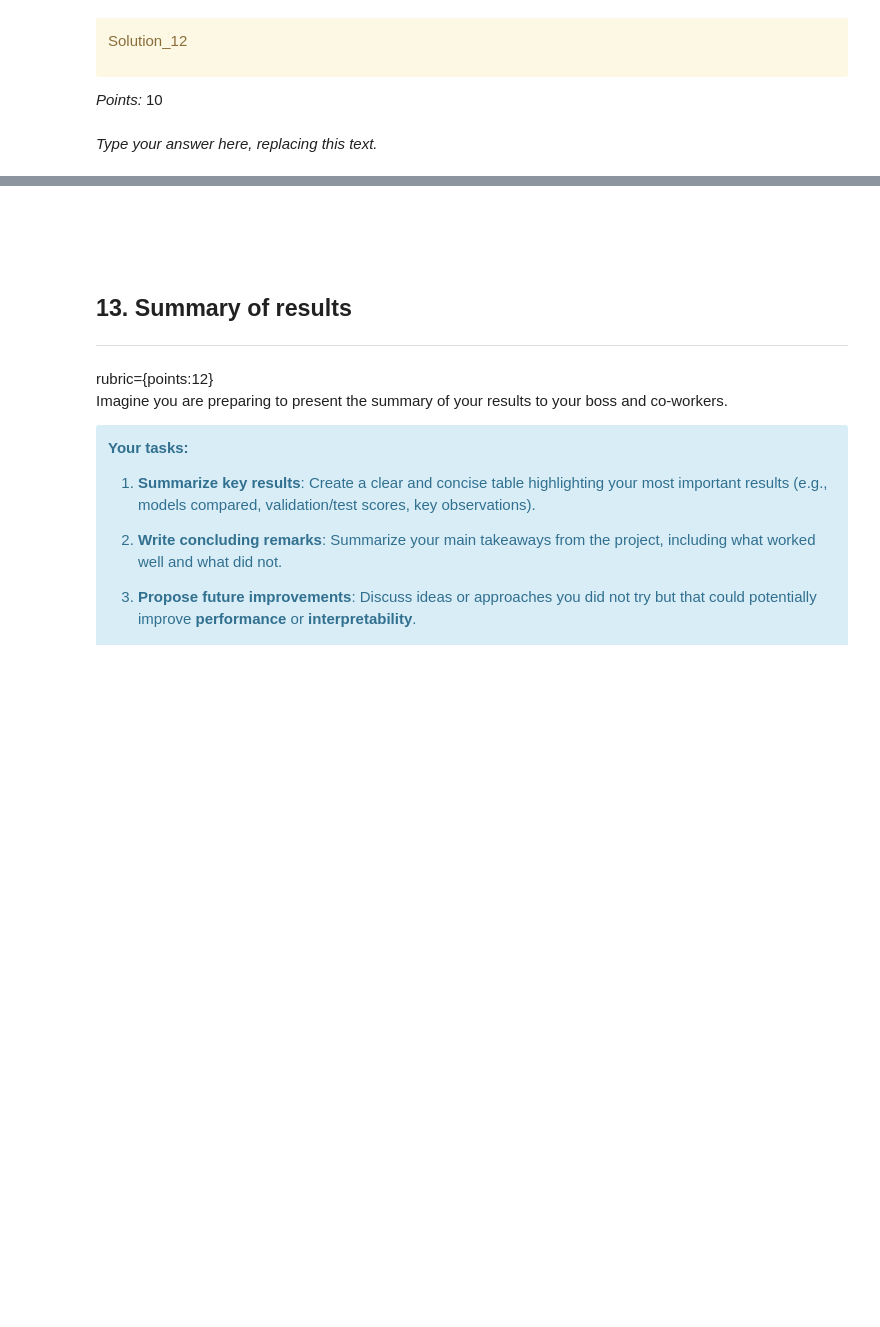
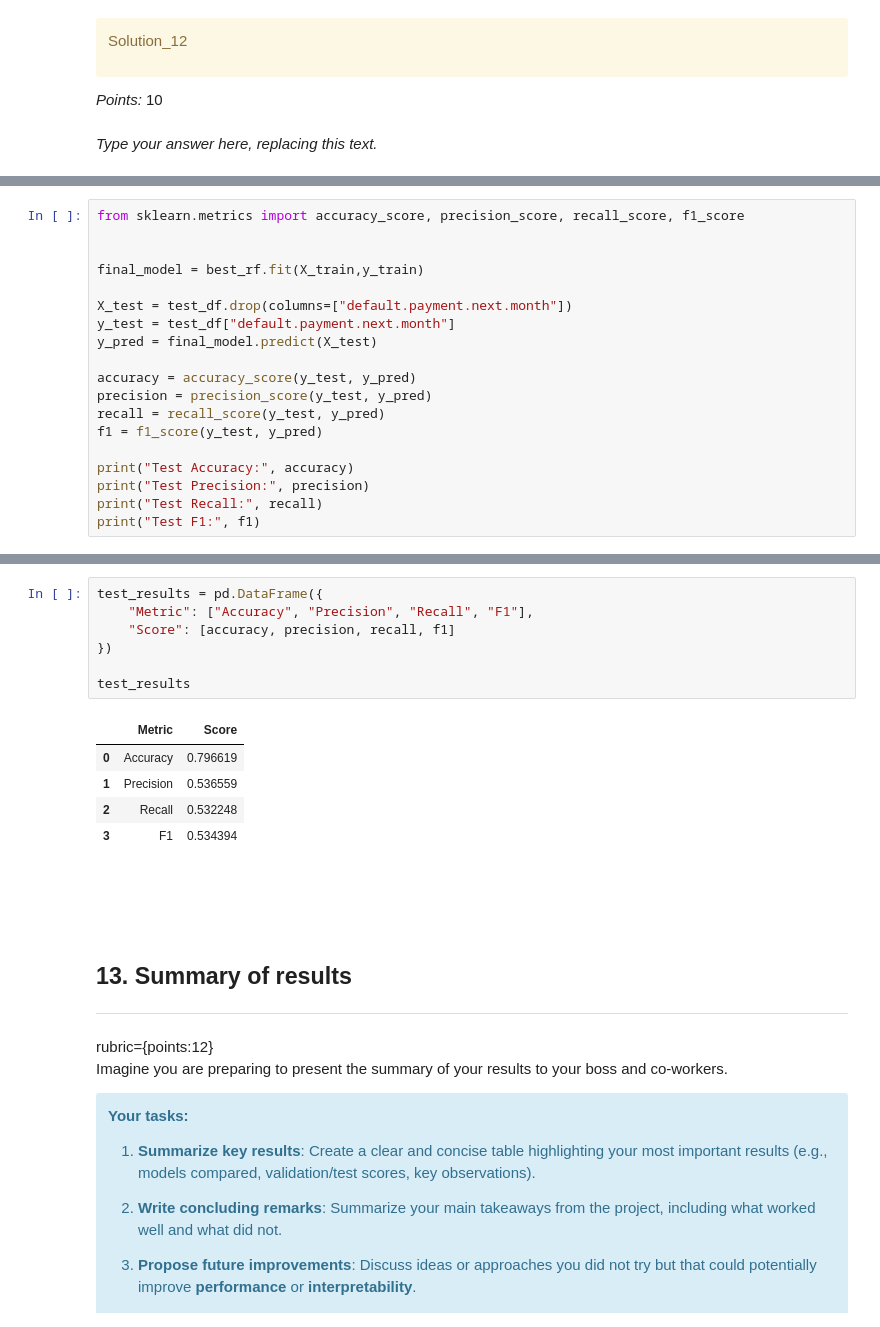
Before and after one commit to fisher-mw/CPSC-330-Project, a Jupyter notebook: hw5.ipynb, the cells around one changed output, grey strips where cells are left out. Cells and saved outputs as stored; diff of their text form; blank space fills up the shorter version.

```diff
--- a/hw5.ipynb
+++ b/hw5.ipynb
@@ -1168,0 +1147,19 @@ _Type your answer here, replacing this text._
+# %%
+from sklearn.metrics import accuracy_score, precision_score, recall_score, f1_score
+
+
+final_model = best_rf.fit(X_train,y_train)
+
+X_test = test_df.drop(columns=["default.payment.next.month"])
+y_test = test_df["default.payment.next.month"]
+y_pred = final_model.predict(X_test)
+
+accuracy = accuracy_score(y_test, y_pred)
+precision = precision_score(y_test, y_pred)
+recall = recall_score(y_test, y_pred)
+f1 = f1_score(y_test, y_pred)
+
+print("Test Accuracy:", accuracy)
+print("Test Precision:", precision)
+print("Test Recall:", recall)
+print("Test F1:", f1)
@@ -1169,3 +1177,16 @@ _Type your answer here, replacing this text._
+# %%
+test_results = pd.DataFrame({
+    "Metric": ["Accuracy", "Precision", "Recall", "F1"],
+    "Score": [accuracy, precision, recall, f1]
+})
+
+test_results
+# %% [output]
+|  | Metric | Score |
+| 0 | Accuracy | 0.796619 |
+| 1 | Precision | 0.536559 |
+| 2 | Recall | 0.532248 |
+| 3 | F1 | 0.534394 |
 # %% [markdown]
 <!-- END QUESTION -->
 
```
Also changed, not shown: parts of 23 cells of this notebook, 1 other file.
